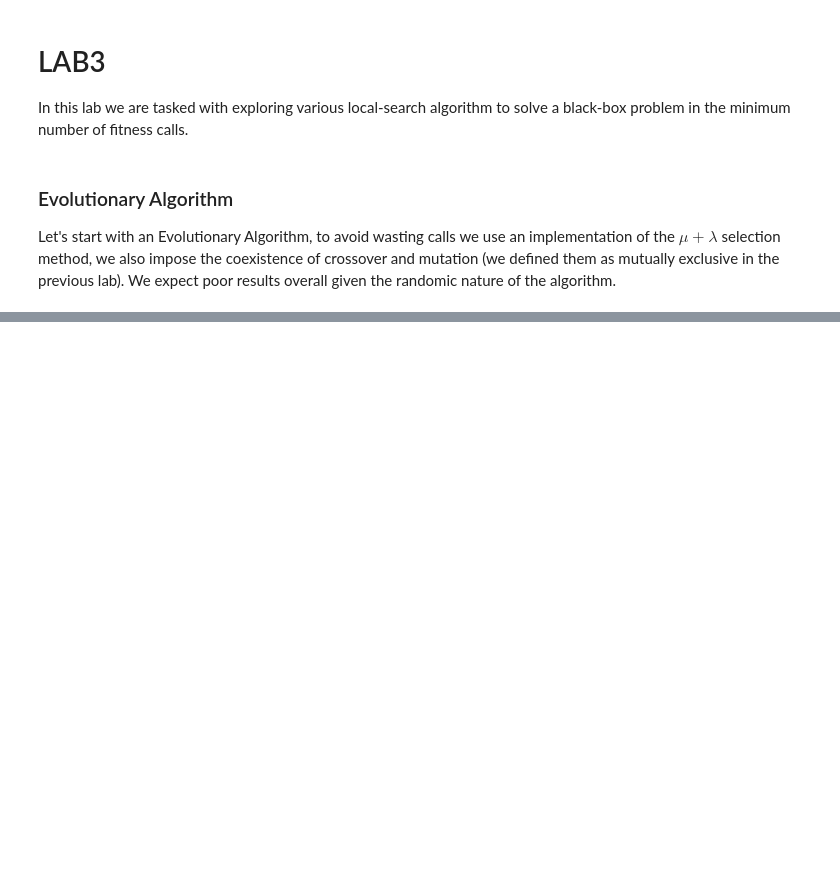
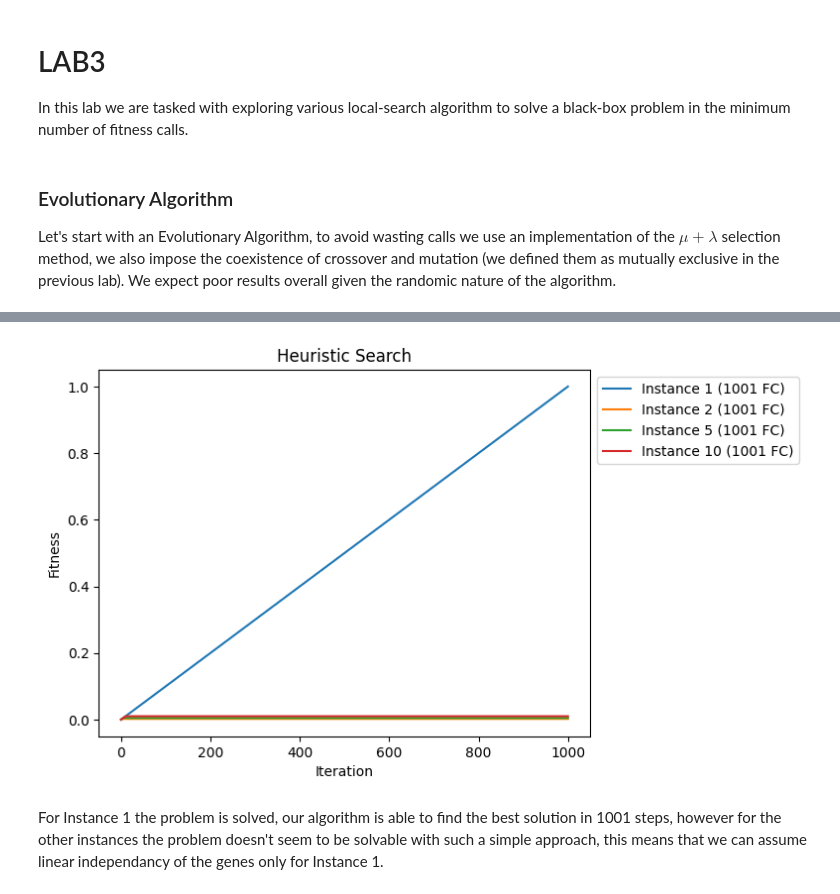
Before and after one commit to GNNatan/compint, a Jupyter notebook: Lab3/lab9.ipynb, the cells around one changed output, grey strips where cells are left out. Cells and saved outputs as stored; diff of their text form; code cells hidden in the pictures; blank space fills up the shorter version.

```diff
--- a/Lab3/lab9.ipynb
+++ b/Lab3/lab9.ipynb
@@ -71,0 +196,43 @@ print(fitness.calls)
+# %%
+p_1 = lab9_lib.make_problem(1)
+p_2 = lab9_lib.make_problem(2)
+p_5 = lab9_lib.make_problem(5)
+p_10 = lab9_lib.make_problem(10)
+
+
+def heur_search(fitness):
+    solution = Individual([0] * NUM_LOCI)   #start with all genes set to 0
+    fitness_plot = [solution.evaluate(fitness)]
+    for i in range(NUM_LOCI):
+        gene = solution.genome.copy()
+        gene[i] = 1
+        next = Individual(gene)
+        if next.evaluate(fitness) - solution.evaluate(fitness) > 0:
+            solution = next
+        fitness_plot.append(solution.evaluate(fitness))
+        if solution.evaluate(fitness) == 1:
+            break
+    return fitness_plot, fitness.calls
+
+h1, h1c = heur_search(p_1)
+h2, h2c = heur_search(p_2)
+h5, h5c = heur_search(p_5)
+h10, h10c = heur_search(p_10)
+x_axis = range(max(len(h1), len(h2), len(h5), len(h10)))
+for a in [h1, h2, h5, h10]:
+    while len(a) < len(x_axis):
+        a.append(a[-1])
+
+plt.title("Heuristic Search")
+plt.xlabel("Iteration")
+plt.ylabel("Fitness")
+plt.plot(x_axis, h1, label = "Instance 1 ("+str(h1c)+" FC)")
+plt.plot(x_axis, h2, label = "Instance 2 ("+str(h2c)+" FC)")
+plt.plot(x_axis, h5, label = "Instance 5 ("+str(h5c)+" FC)")
+plt.plot(x_axis, h10, label = "Instance 10 ("+str(h10c)+" FC)")
+plt.legend(loc='upper left', bbox_to_anchor=(1, 1))
+plt.show()
+# %% [output]
+[figure, added]
+# %% [markdown]
+For Instance 1 the problem is solved, our algorithm is able to find the best solution in 1001 steps, however for the other instances the problem doesn't seem to be solvable with such a simple approach, this means that we can assume linear independancy of the genes only for Instance 1.
```
Also changed, not shown: parts of 9 cells of this notebook.
